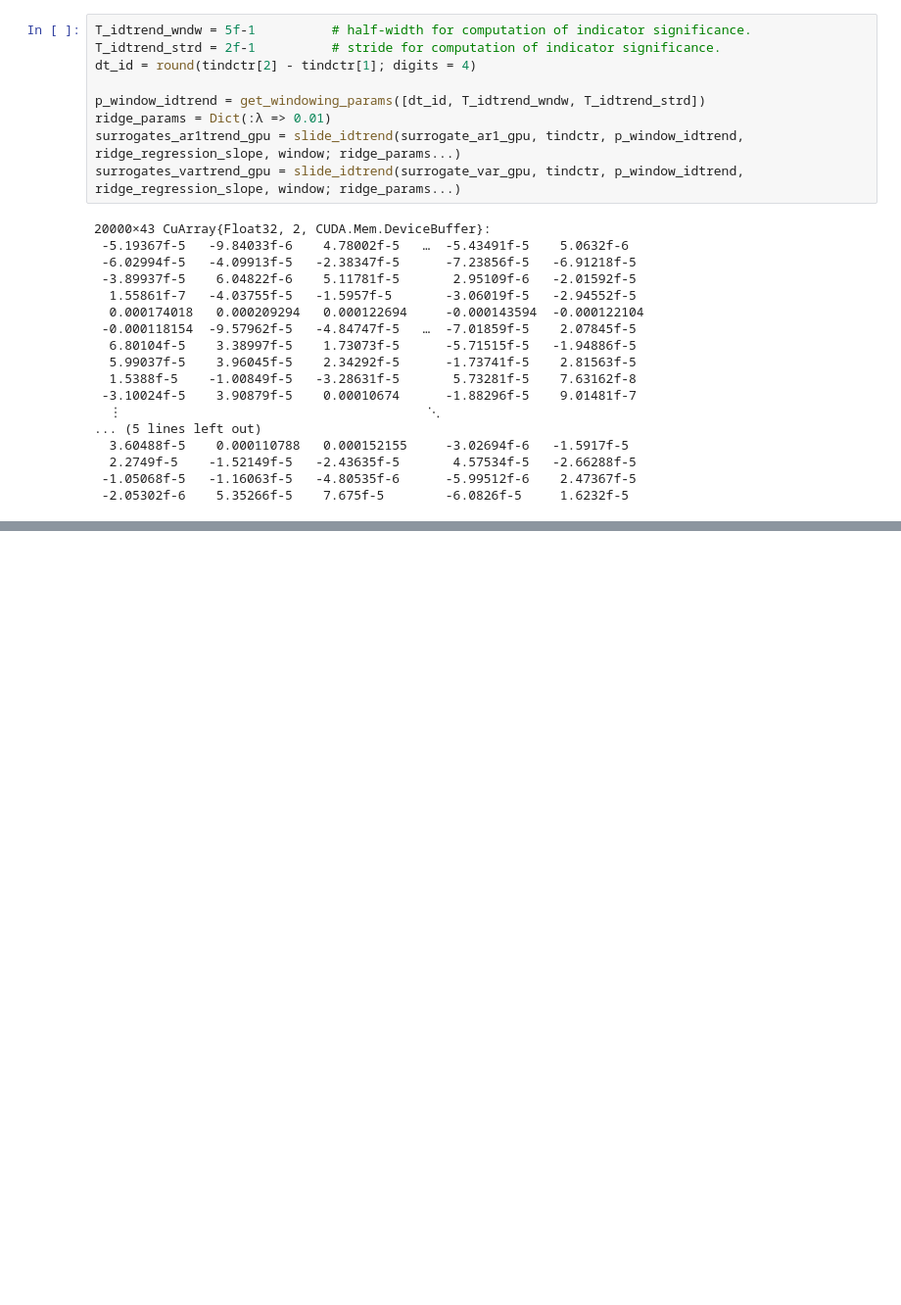
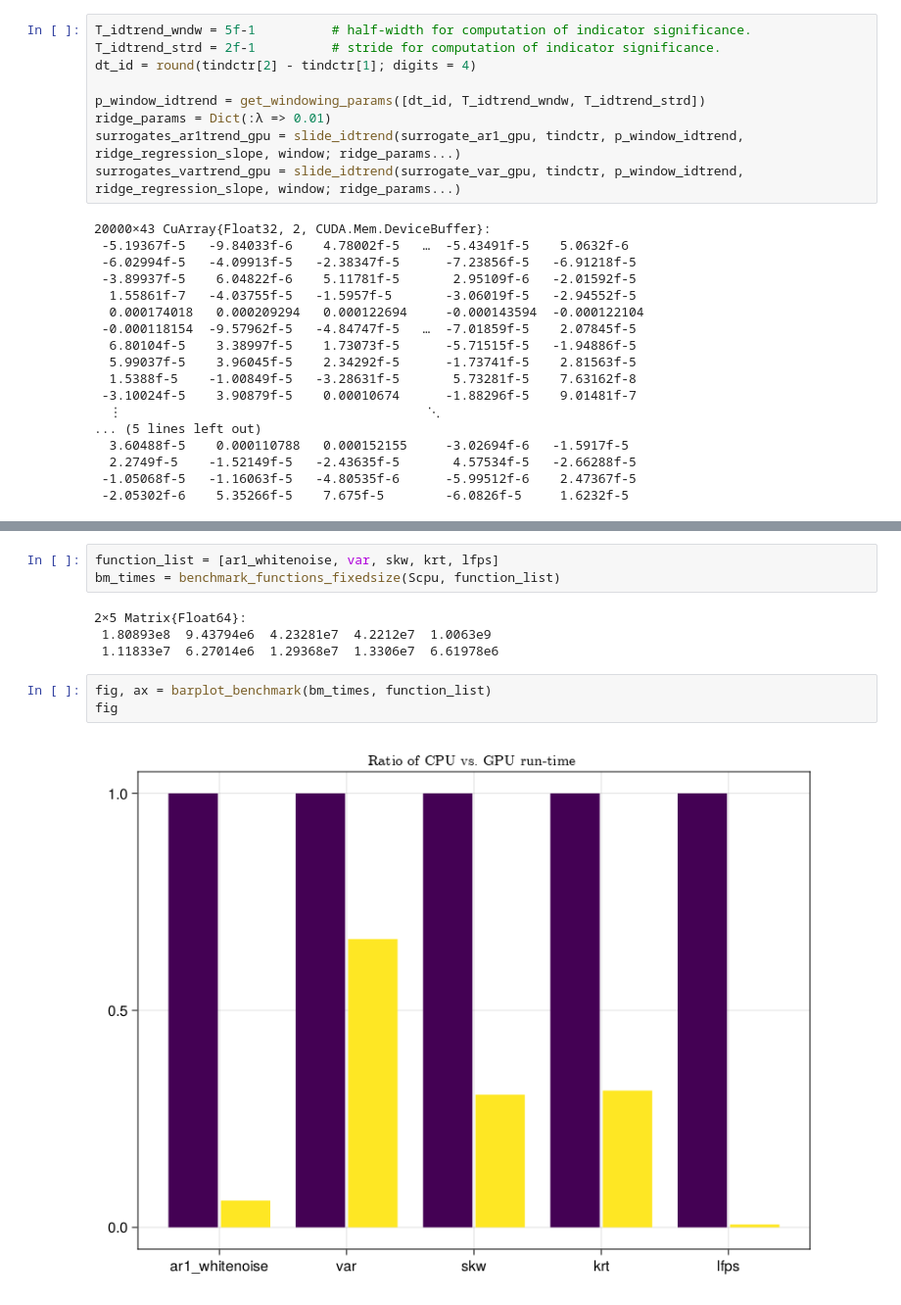
Before and after one commit to JanJereczek/StatisticalEWS, a Jupyter notebook: notebooks/demo_palma.ipynb, the cells around one changed output, grey strips where cells are left out. Shown at 98% size. Drawn from its saved outputs; the diff is of its cells as text; blank space fills up the shorter version.

```diff
--- a/notebooks/demo_palma.ipynb
+++ b/notebooks/demo_palma.ipynb
@@ -382,0 +379,12 @@ fig
+# %%
+function_list = [ar1_whitenoise, var, skw, krt, lfps]
+bm_times = benchmark_functions_fixedsize(Scpu, function_list)
+# %% [output]
+2×5 Matrix{Float64}:
+ 1.80893e8  9.43794e6  4.23281e7  4.2212e7  1.0063e9
+ 1.11833e7  6.27014e6  1.29368e7  1.3306e7  6.61978e6
+# %%
+fig, ax = barplot_benchmark(bm_times, function_list)
+fig
+# %% [output]
+[figure, added]
```
Also changed, not shown: parts of 20 cells of this notebook, 2 other files.
